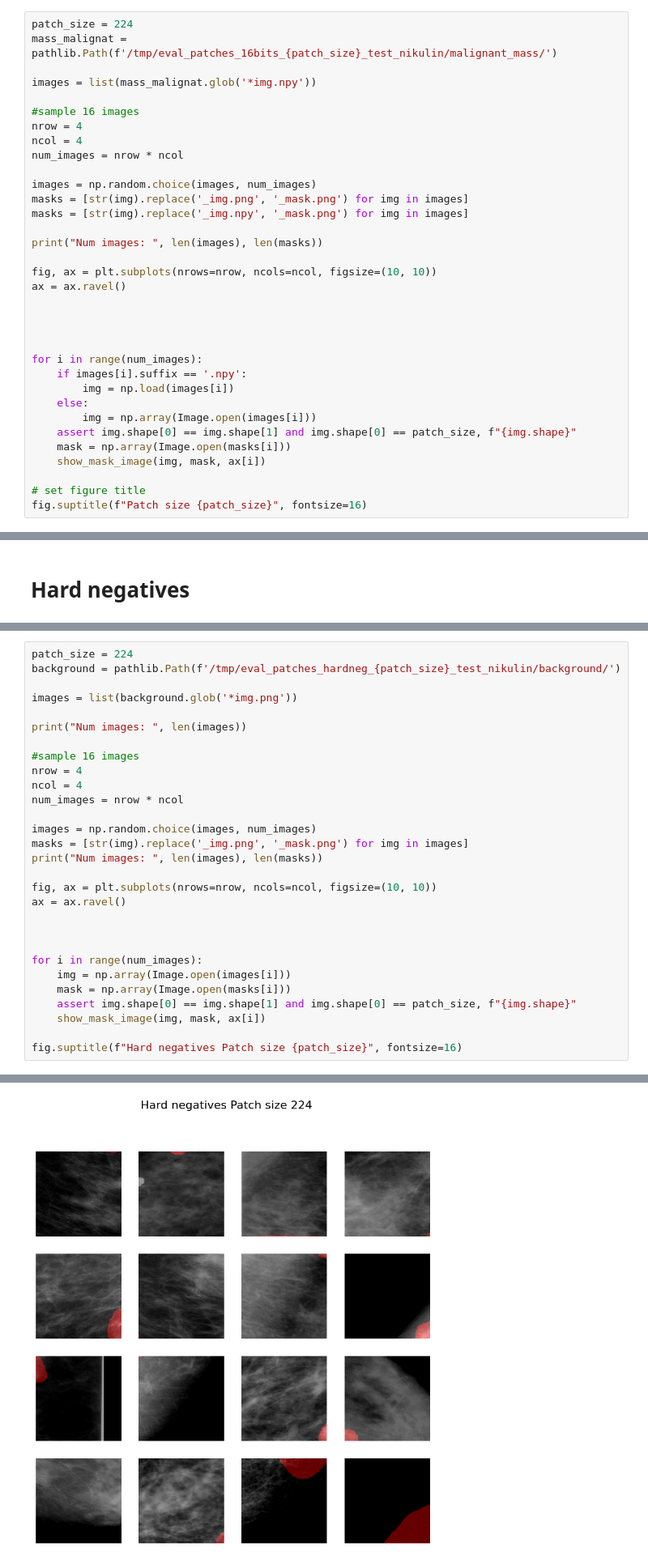
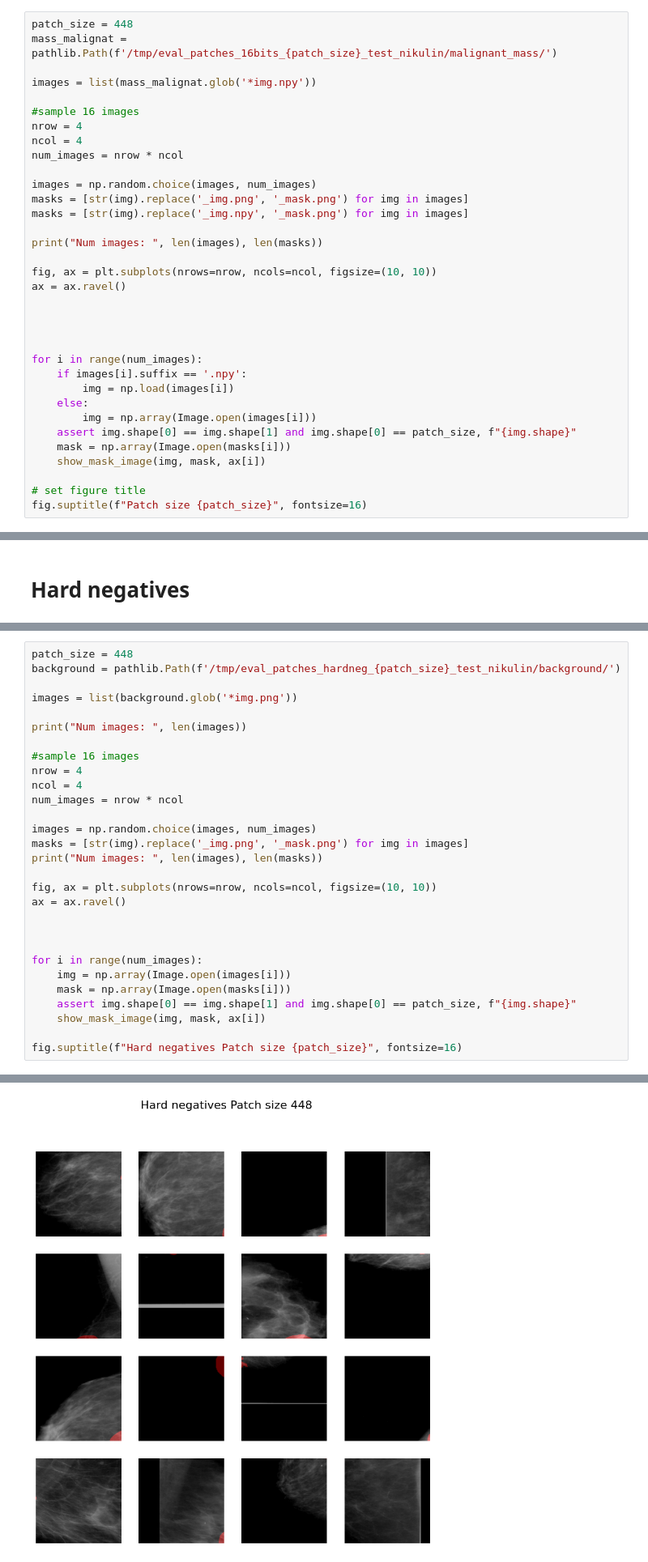
Before and after one commit to alalbiol/Mammography, a Jupyter notebook: mamo_holistic/notebooks/generate_eval_patch_datasets.ipynb, the cells around one changed output, grey strips where cells are left out. Shown at 81% size. Cells and saved outputs as stored; diff of their text form.

```diff
--- a/mamo_holistic/notebooks/generate_eval_patch_datasets.ipynb
+++ b/mamo_holistic/notebooks/generate_eval_patch_datasets.ipynb
@@ -270,5 +225,5 @@ Nb of trials reached maximum, decrease overlap cutoff by 0.05: 0.749999999999999
 # %%
-patch_size = 224
+patch_size = 448
 mass_malignat = pathlib.Path(f'/tmp/eval_patches_16bits_{patch_size}_test_nikulin/malignant_mass/')
 
 images = list(mass_malignat.glob('*img.npy'))
@@ -406,5 +361,5 @@ Extractig patches of size 224
 # %%
-patch_size = 224
+patch_size = 448
 background = pathlib.Path(f'/tmp/eval_patches_hardneg_{patch_size}_test_nikulin/background/')
 
 images = list(background.glob('*img.png'))
@@ -439 +394 @@ Text(0.5, 0.98, 'Hard negatives Patch size 224')
-[figure, old version]
+[figure, new version]
```
Also changed, not shown: parts of 8 cells of this notebook.
